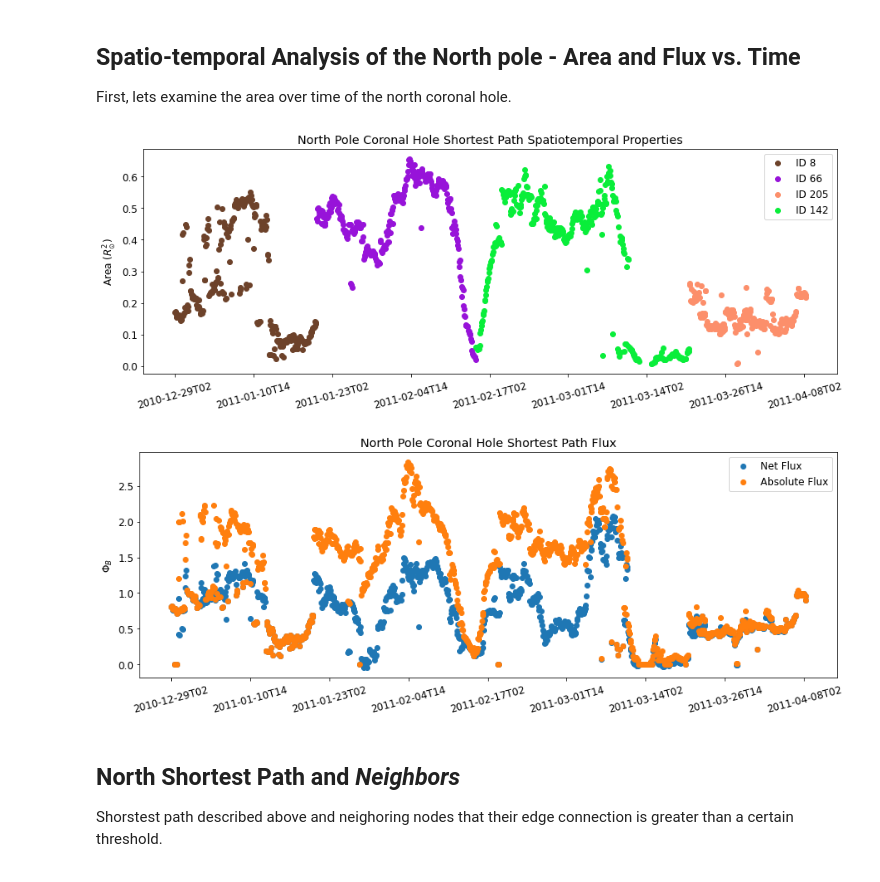
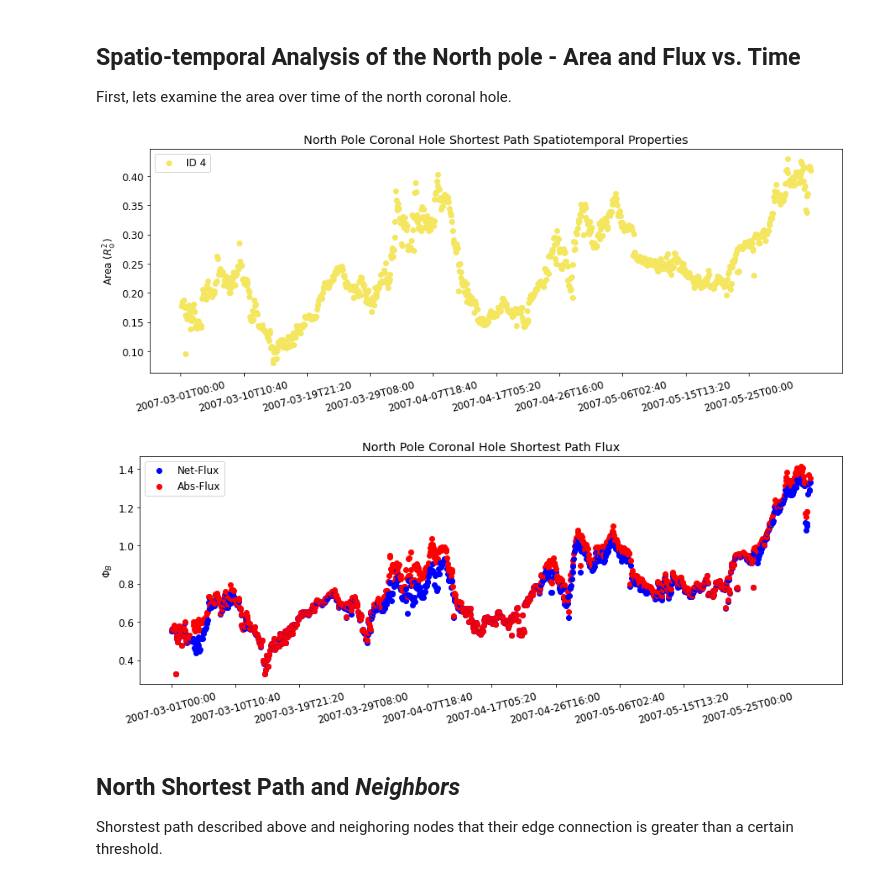
Before and after one commit to predsci/CHMAP, a Jupyter notebook: mkdocs/docs/examples/graph_analysis_mkdocs.ipynb, the cells around one changed output. Saved outputs shown, nothing was run; the diff lists cells and outputs as text; code cells hidden in the pictures.

```diff
--- a/mkdocs/docs/examples/graph_analysis_mkdocs.ipynb
+++ b/mkdocs/docs/examples/graph_analysis_mkdocs.ipynb
@@ -160,11 +160,11 @@ plt.savefig(res_dir + '/figures/edge_distribution_G.png')
 Step 1: First find the coronal holes that are in similar regions in the first and last frame.
 # %%
 for node in G.nodes:
-    if G.nodes[node]["id"] == 205 and G.nodes[node]["frame_num"] == 1205:
+    if G.nodes[node]["id"] == 4 and G.nodes[node]["frame_num"] == 1000:
         print(G.nodes[node])
         print(node)
 
-    if G.nodes[node]["id"] == 8 and G.nodes[node]["frame_num"] == 1:
+    if G.nodes[node]["id"] == 4 and G.nodes[node]["frame_num"] == 1:
         print(G.nodes[node])
         print(node)
 # %% [output]
@@ -175,8 +175,8 @@ for node in G.nodes:
 # %% [markdown]
 Define the start and end nodes.
 # %%
-start = "1_8_0"
-end = "1205_205_0"
+start = "1_4_0"
+end = "1000_4_0"
 # %% [markdown]
 Step 2: Create a *directed* version of our main Graph
 # %%
@@ -221,3 +221,3 @@ unique_id_class
 # %%
 # set time array for plotting purposes
-timearray = np.arange('2010-12-29T02', '2011-04-08T08',np.timedelta64(2,'h'), dtype='datetime64')
+timearray = np.arange('2007-03-01T00', '2007-06-03T10',np.timedelta64(2*68,'m'), dtype='datetime64')
@@ -268,7 +271,7 @@ plt.savefig(res_dir + '/figures/north_ch_shortest_path_res_8_to_205.png')
 
 First, lets examine the area over time of the north coronal hole.
 # %%
-frame_array = np.arange(1, 1205)
+frame_array = np.arange(1, 1000)
 # %%
 fig, ax = plt.subplots(figsize=(15, 5))
 
@@ -290,8 +293,8 @@ for ch in unique_id_class:
     ax.scatter([],[], c=[c.to_rgba(np.array(path_g.nodes[ch]["color"]) / 255)], label='ID {}'.format(path_g.nodes[ch]["id"]))
 
 # set x ticks to be timestamps
-ax.set_xticks(np.linspace(0, len(timearray), len(timearray))[::150])
-ax.set_xticklabels(timearray[::150], fontsize=12)
+ax.set_xticks(np.linspace(0, len(timearray), len(timearray))[::100])
+ax.set_xticklabels(timearray[::100], fontsize=12)
 ax.tick_params(axis='x', rotation=15)
 
 # label axis
@@ -300,43 +303,43 @@ _ = ax.set_title("North Pole Coronal Hole Shortest Path Spatiotemporal Propertie
 _ = plt.legend()
 plt.savefig(res_dir + '/figures/north_ch_shortest_path_area.png')
 # %% [output]
-[figure, old version]
+[figure, new version]
 # %%
 fig, ax = plt.subplots(figsize=(15, 5))
 
 for frame in frame_array:
     holder = []
     for node in path_g:
         if path_g.nodes[node]["frame_num"] == frame:
             holder.append(node)
 
     # initialize net flux and absolute flux.
     nf, af = 0, 0
     for node in holder:
         nf += path_g.nodes[node]["net_flux"]
         af += path_g.nodes[node]["abs_flux"]
 
     if nf !=0:
         ax.scatter(frame, nf, c="b")
     if af !=0:
         ax.scatter(frame, af, c="r")
 
 # add label to net and absolute flux.
 ax.scatter([],[], c="b", label="Net-Flux")
 ax.scatter([], [], c="r", label="Abs-Flux")
 
 # set x ticks to be timestamps
-ax.set_xticks(np.linspace(0, len(timearray), len(timearray))[::150])
-ax.set_xticklabels(timearray[::150])
+ax.set_xticks(np.linspace(0, len(timearray), len(timearray))[::100])
+ax.set_xticklabels(timearray[::100])
 ax.tick_params(axis='x', rotation=15)
 
 # label axis
 _ = ax.set_ylabel("$\Phi_{B}$")
 _ = plt.legend()
 _ = ax.set_title("North Pole Coronal Hole Shortest Path Flux")
 plt.savefig(res_dir + '/figures/north_ch_shortest_path_net_flux.png')
 # %% [output]
-[figure, old version]
+[figure, new version]
 # %% [markdown]
 ## North Shortest Path and *Neighbors*
 
```
Also changed, not shown: parts of 21 cells of this notebook.
